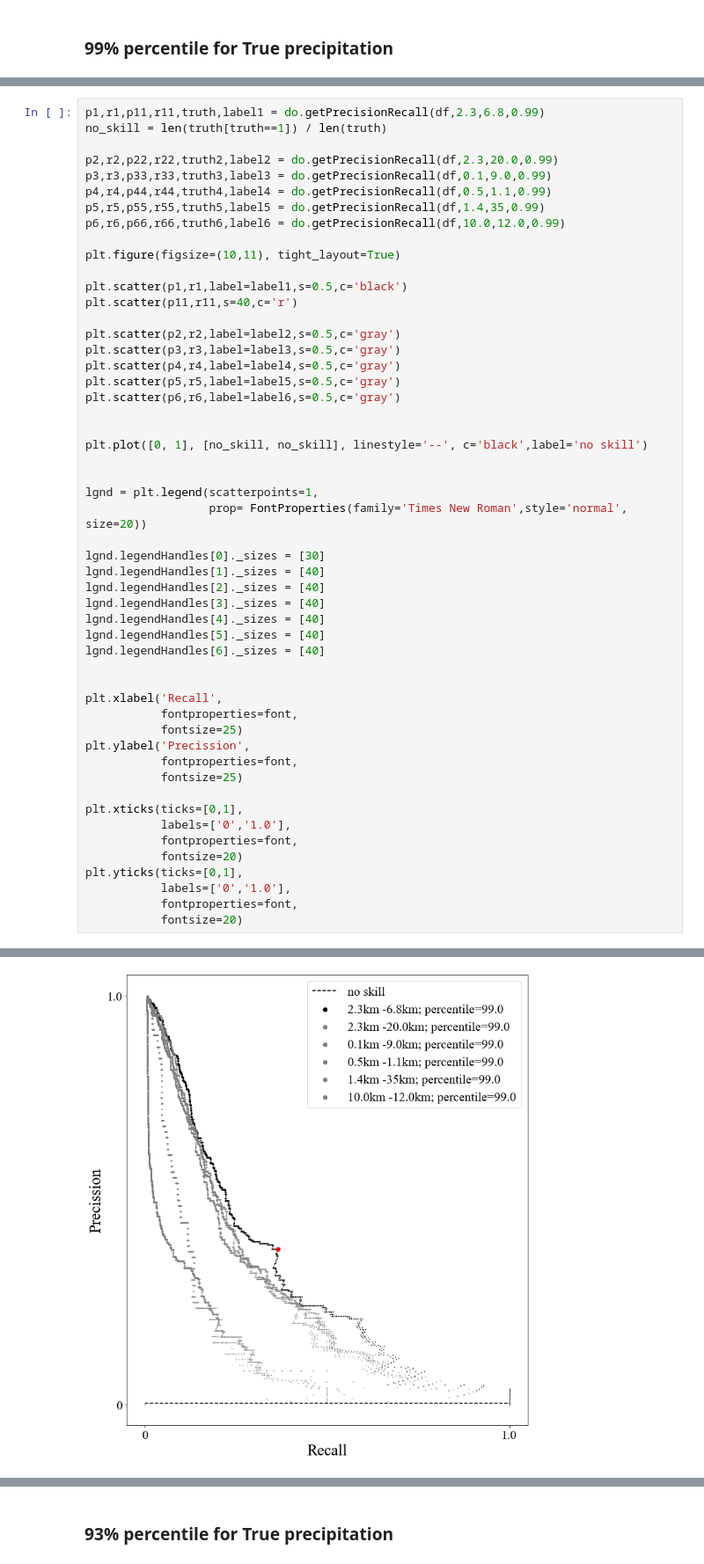
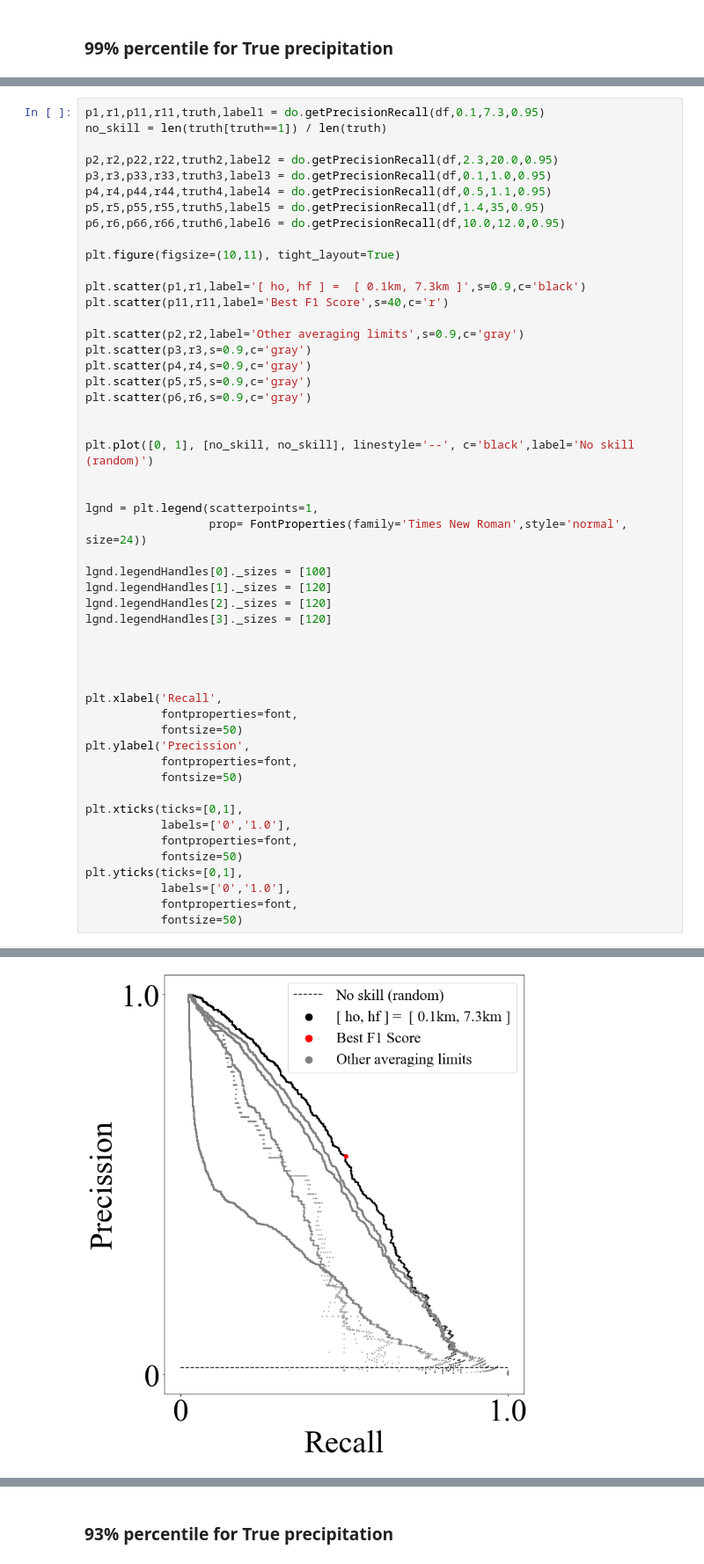
Before and after one commit to ignaciocordova/bachelor_thesis, a Jupyter notebook: Best_threshold.ipynb, the cells around one changed output, grey strips where cells are left out. Shown at 88% size. Drawn from its saved outputs; the diff is of its cells as text.

```diff
--- a/Best_threshold.ipynb
+++ b/Best_threshold.ipynb
@@ -76,53 +92,52 @@ cb.set_label('F1 SCORE',
 # %%
-p1,r1,p11,r11,truth,label1 = do.getPrecisionRecall(df,2.3,6.8,0.99)
+p1,r1,p11,r11,truth,label1 = do.getPrecisionRecall(df,0.1,7.3,0.95)
 no_skill = len(truth[truth==1]) / len(truth)
 
-p2,r2,p22,r22,truth2,label2 = do.getPrecisionRecall(df,2.3,20.0,0.99)
-p3,r3,p33,r33,truth3,label3 = do.getPrecisionRecall(df,0.1,9.0,0.99)
-p4,r4,p44,r44,truth4,label4 = do.getPrecisionRecall(df,0.5,1.1,0.99)
-p5,r5,p55,r55,truth5,label5 = do.getPrecisionRecall(df,1.4,35,0.99)
-p6,r6,p66,r66,truth6,label6 = do.getPrecisionRecall(df,10.0,12.0,0.99)
+p2,r2,p22,r22,truth2,label2 = do.getPrecisionRecall(df,2.3,20.0,0.95)
+p3,r3,p33,r33,truth3,label3 = do.getPrecisionRecall(df,0.1,1.0,0.95)
+p4,r4,p44,r44,truth4,label4 = do.getPrecisionRecall(df,0.5,1.1,0.95)
+p5,r5,p55,r55,truth5,label5 = do.getPrecisionRecall(df,1.4,35,0.95)
+p6,r6,p66,r66,truth6,label6 = do.getPrecisionRecall(df,10.0,12.0,0.95)
 
 plt.figure(figsize=(10,11), tight_layout=True)
 
-plt.scatter(p1,r1,label=label1,s=0.5,c='black')
-plt.scatter(p11,r11,s=40,c='r')
+plt.scatter(p1,r1,label='[ ho, hf ] =  [ 0.1km, 7.3km ]',s=0.9,c='black')
+plt.scatter(p11,r11,label='Best F1 Score',s=40,c='r')
 
-plt.scatter(p2,r2,label=label2,s=0.5,c='gray')
-plt.scatter(p3,r3,label=label3,s=0.5,c='gray')
-plt.scatter(p4,r4,label=label4,s=0.5,c='gray')
-plt.scatter(p5,r5,label=label5,s=0.5,c='gray')
-plt.scatter(p6,r6,label=label6,s=0.5,c='gray')
+plt.scatter(p2,r2,label='Other averaging limits',s=0.9,c='gray')
+plt.scatter(p3,r3,s=0.9,c='gray')
+plt.scatter(p4,r4,s=0.9,c='gray')
+plt.scatter(p5,r5,s=0.9,c='gray')
+plt.scatter(p6,r6,s=0.9,c='gray')
 
 
-plt.plot([0, 1], [no_skill, no_skill], linestyle='--', c='black',label='no skill')
+plt.plot([0, 1], [no_skill, no_skill], linestyle='--', c='black',label='No skill (random)')
 
 
 lgnd = plt.legend(scatterpoints=1,
-                  prop= FontProperties(family='Times New Roman',style='normal', size=20))
+                  prop= FontProperties(family='Times New Roman',style='normal', size=24))
 
-lgnd.legendHandles[0]._sizes = [30]
-lgnd.legendHandles[1]._sizes = [40]
-lgnd.legendHandles[2]._sizes = [40]
-lgnd.legendHandles[3]._sizes = [40]
-lgnd.legendHandles[4]._sizes = [40]
-lgnd.legendHandles[5]._sizes = [40]
-lgnd.legendHandles[6]._sizes = [40]
+lgnd.legendHandles[0]._sizes = [100]
+lgnd.legendHandles[1]._sizes = [120]
+lgnd.legendHandles[2]._sizes = [120]
+lgnd.legendHandles[3]._sizes = [120]
+
+
 
 
 plt.xlabel('Recall',
            fontproperties=font,
-           fontsize=25)
+           fontsize=50)
 plt.ylabel('Precission',
            fontproperties=font,
-           fontsize=25)
+           fontsize=50)
 
 plt.xticks(ticks=[0,1],
            labels=['0','1.0'],
            fontproperties=font,
-           fontsize=20)
+           fontsize=50)
 plt.yticks(ticks=[0,1],
            labels=['0','1.0'],
            fontproperties=font,
-           fontsize=20)
+           fontsize=50)
 # %% [output]
@@ -154 +164 @@ F1score: 0.211
-[figure, old version]
+[figure, new version]
```
Also changed, not shown: parts of 42 cells of this notebook, 23 other files.
